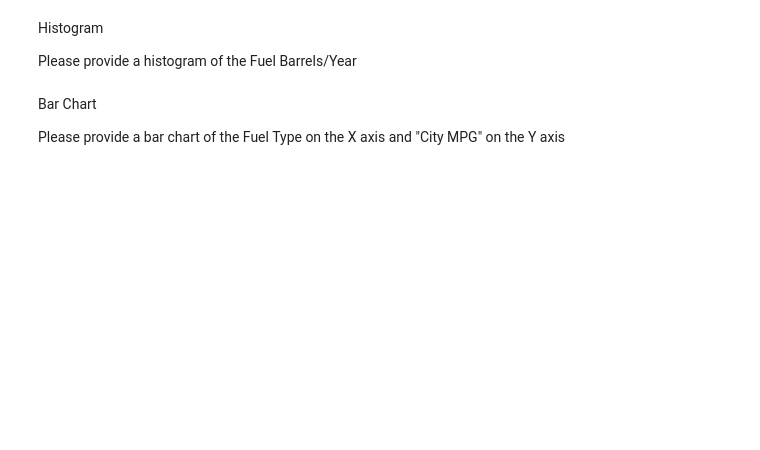
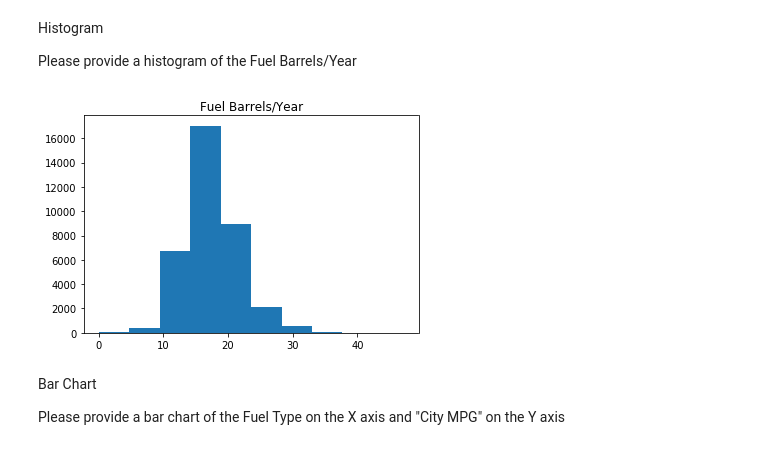
Before and after one commit to Albrodmar/dataptmad1019, a Jupyter notebook: module-2/lab-matplotlib-seaborn/your-code/challenge-1.ipynb, the cells around one changed output. Drawn from its saved outputs; the diff is of its cells as text; code cells hidden in the pictures; blank space fills up the shorter version.

```diff
--- a/module-2/lab-matplotlib-seaborn/your-code/challenge-1.ipynb
+++ b/module-2/lab-matplotlib-seaborn/your-code/challenge-1.ipynb
@@ -118,3 +137,13 @@ Please provide a histogram of the Fuel Barrels/Year
+# %%
+# your code here
+fuel = cars['Fuel Barrels/Year']
+
+fig, ax = plt.subplots()
+ax.hist(fuel)
+ax.set_title('Fuel Barrels/Year')
+plt.show()
+# %% [output]
+[figure, added]
 # %% [markdown]
 Bar Chart
 
```
Also changed, not shown: parts of 9 cells of this notebook.
